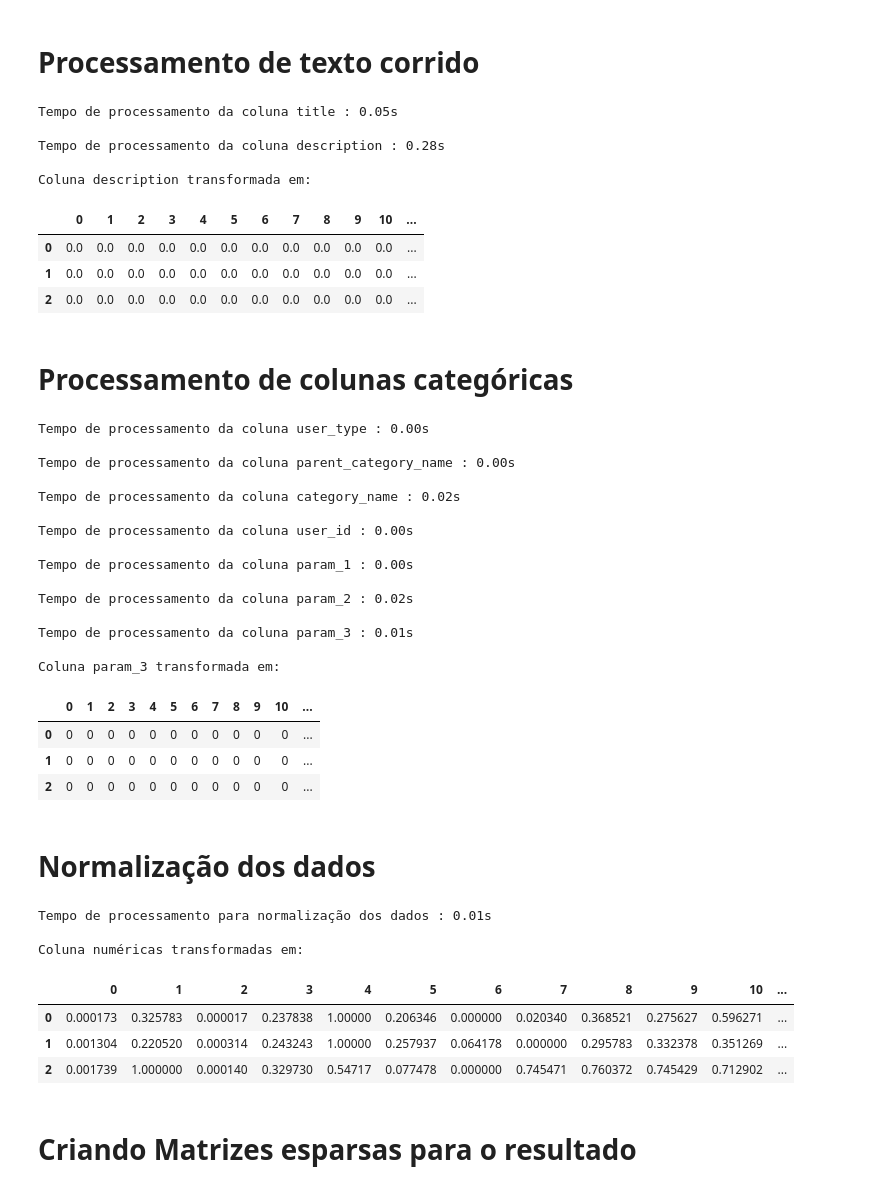
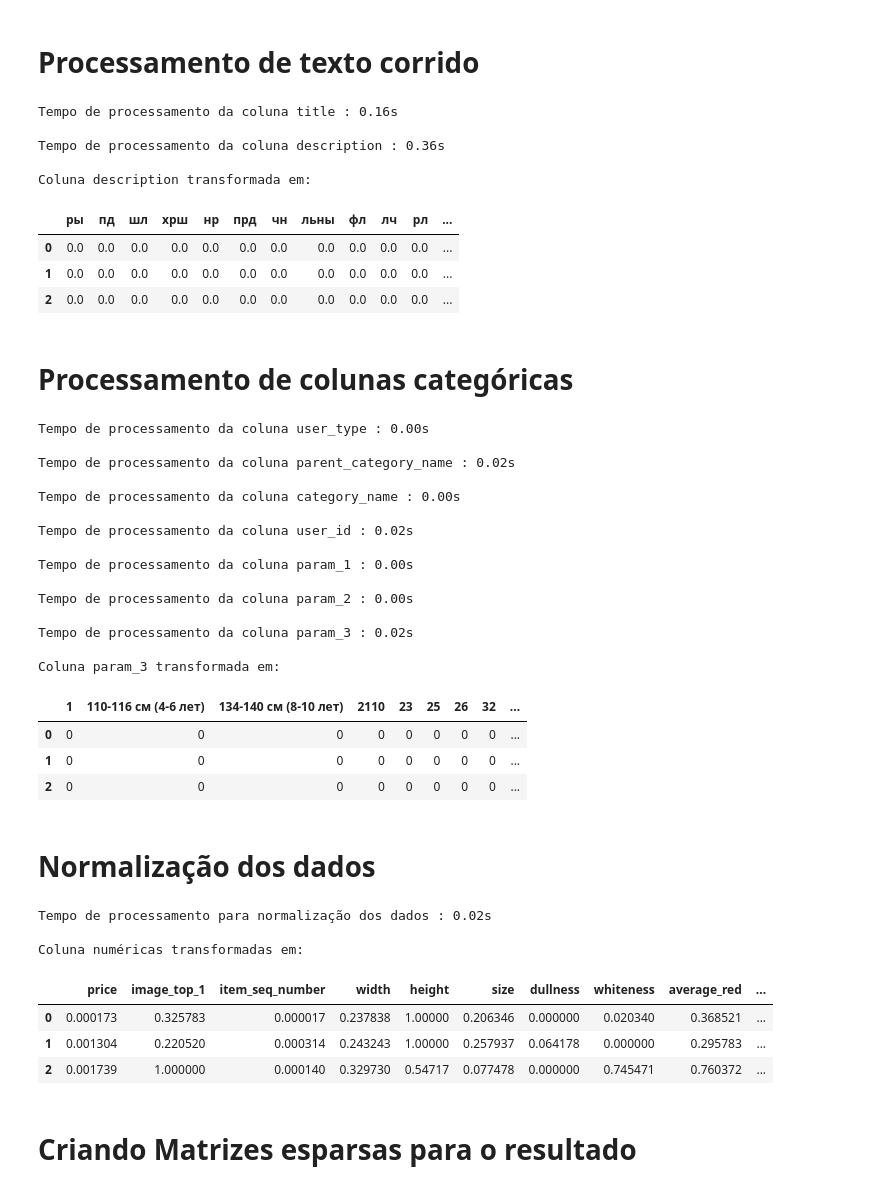
Before and after one commit to vinicius-alves/Kaggle-Avito-Challenge, a Jupyter notebook: notebook pré-processamento.ipynb, the cells around one changed output. Cells and saved outputs as stored; diff of their text form; code cells hidden in the pictures.

```diff
--- a/notebook pré-processamento.ipynb
+++ b/notebook pré-processamento.ipynb
@@ -232,11 +230,13 @@ from sklearn.feature_extraction.text import CountVectorizer
 from nltk.stem.snowball import RussianStemmer
 from sklearn.feature_extraction.text import TfidfVectorizer
 from IPython.core.display import HTML
+import string
 
 exibir_dataframe = lambda dataframe: display(HTML(dataframe.head(5).to_html()))
 
 #Stop words russas
 stop_words_ru = open('data/stopwords.txt', encoding='utf8').read().split('\n')
+stop_words_ru = np.array(list(map(lambda x: str.lower(x),stop_words_ru)))
 
 def stemmed_words(doc):
     stemmer = RussianStemmer()
@@ -248,16 +248,20 @@ for column in text_columns:
 
     start = time.time()
 
-    # Removendo stop words
-    # necessário passar tudo para minúsculo antes
-    # df_train[column].replace(stop_words_ru, '', inplace=True)
-    # df_test[column].replace(stop_words_ru, '', inplace=True)
+    # Tratamento do texto
+    # passando tudo para minúsculo
+    df_train[column] = df_train[column].apply(lambda x: str.lower(str(x)))
+    df_test [column] = df_test [column].apply(lambda x: str.lower(str(x)))
+    # removendo pontuação
+    df_train[column] = df_train[column].apply(lambda text:text.translate(str.maketrans('', '', string.punctuation)))
+    # removendo stop words
+    df_train[column].replace(stop_words_ru, '', regex = True, inplace = True)
 
     serie_all_data = pd.concat([df_train[column], df_test [column]],copy=False)
 
     # Criando tfIdfVectorizer
     tfidf = TfidfVectorizer(sublinear_tf=True, analyzer=stemmed_words,
-                        lowercase=True, min_df = 2, max_df=0.8, dtype = np.float32)
+                        lowercase=True, min_df = 2, max_df=0.8, dtype = np.float64)
 
     # fit
     tfidf.fit(serie_all_data)
@@ -280,19 +284,19 @@ for column in text_columns:
     print('Tempo de processamento da coluna '+column+' : '+str("%.2f" % (end - start))+'s\n')
 
 print("Coluna "+column+ " transformada em:")
-exibir_dataframe(pd.DataFrame(train_column_transformed[:3].toarray()))
+exibir_dataframe(pd.DataFrame(train_column_transformed[:3].toarray(), columns = tfidf.vocabulary_.keys()))
 
 # Limpando memória
 train_column_transformed = None
 test_column_transformed  = None
-tfidf = None
+#tfidf = None
 # %% [output]
-Tempo de processamento da coluna title : 0.05s
+Tempo de processamento da coluna title : 0.16s
 
-Tempo de processamento da coluna description : 0.28s
+Tempo de processamento da coluna description : 0.36s
 
 Coluna description transformada em:
-|  | 0 | 1 | 2 | 3 | 4 | 5 | 6 | 7 | 8 | 9 | 10 | ... |
+|  | ры | пд | шл | хрш | нр | прд | чн | льны | фл | лч | рл | ... |
 | 0 | 0.0 | 0.0 | 0.0 | 0.0 | 0.0 | 0.0 | 0.0 | 0.0 | 0.0 | 0.0 | 0.0 | ... |
 | 1 | 0.0 | 0.0 | 0.0 | 0.0 | 0.0 | 0.0 | 0.0 | 0.0 | 0.0 | 0.0 | 0.0 | ... |
 | 2 | 0.0 | 0.0 | 0.0 | 0.0 | 0.0 | 0.0 | 0.0 | 0.0 | 0.0 | 0.0 | 0.0 | ... |
@@ -347,43 +351,43 @@ for column in categorical_columns:
     test_column_transformed = dropcols_coo(test_column_transformed, indice_ultima_coluna)
 
     # apagando colunas antigas
     df_train.drop(columns=[column], inplace=True)
     df_test.drop(columns=[column], inplace=True)
 
     # Salvando matrizes de resultado
     matrizes_train_resultado.append(train_column_transformed)
     matrizes_test_resultado.append(test_column_transformed)
 
     end = time.time()
 
     print('Tempo de processamento da coluna '+column+' : '+str("%.2f" % (end - start))+'s\n')
 
 print("Coluna "+column+ " transformada em:")
-exibir_dataframe(pd.DataFrame(train_column_transformed[:3].toarray()))
+exibir_dataframe(pd.DataFrame(train_column_transformed[:3].toarray(), columns = label_enc.classes_[:-1]))
 
 # Limpando memória
 train_column_transformed = None
 test_column_transformed  = None
 # %% [output]
 Tempo de processamento da coluna user_type : 0.00s
 
-Tempo de processamento da coluna parent_category_name : 0.00s
+Tempo de processamento da coluna parent_category_name : 0.02s
 
-Tempo de processamento da coluna category_name : 0.02s
+Tempo de processamento da coluna category_name : 0.00s
 
-Tempo de processamento da coluna user_id : 0.00s
+Tempo de processamento da coluna user_id : 0.02s
 
 Tempo de processamento da coluna param_1 : 0.00s
 
-Tempo de processamento da coluna param_2 : 0.02s
+Tempo de processamento da coluna param_2 : 0.00s
 
-Tempo de processamento da coluna param_3 : 0.01s
+Tempo de processamento da coluna param_3 : 0.02s
 
 Coluna param_3 transformada em:
-|  | 0 | 1 | 2 | 3 | 4 | 5 | 6 | 7 | 8 | 9 | 10 | ... |
-| 0 | 0 | 0 | 0 | 0 | 0 | 0 | 0 | 0 | 0 | 0 | 0 | ... |
-| 1 | 0 | 0 | 0 | 0 | 0 | 0 | 0 | 0 | 0 | 0 | 0 | ... |
-| 2 | 0 | 0 | 0 | 0 | 0 | 0 | 0 | 0 | 0 | 0 | 0 | ... |
+|  | 1 | 110-116 см (4-6 лет) | 134-140 см (8-10 лет) | 2110 | 23 | 25 | 26 | 32 | ... |
+| 0 | 0 | 0 | 0 | 0 | 0 | 0 | 0 | 0 | ... |
+| 1 | 0 | 0 | 0 | 0 | 0 | 0 | 0 | 0 | ... |
+| 2 | 0 | 0 | 0 | 0 | 0 | 0 | 0 | 0 | ... |
 # %% [markdown]
 # Normalização dos dados
 # %%
@@ -408,7 +412,7 @@ end = time.time()
 print('Tempo de processamento para normalização dos dados : '+str("%.2f" % (end - start))+'s\n')
 
 print("Coluna numéricas transformadas em:")
-exibir_dataframe(pd.DataFrame(train_matriz_scaled[:3]))
+exibir_dataframe(pd.DataFrame(train_matriz_scaled[:3], columns = numeric_columns))
 
 # liberando memória
 train_matriz_scaled = None
@@ -416,13 +420,13 @@ test_matriz_scaled = None
 df_test     = None
 df_all_data = None
 # %% [output]
-Tempo de processamento para normalização dos dados : 0.01s
+Tempo de processamento para normalização dos dados : 0.02s
 
 Coluna numéricas transformadas em:
-|  | 0 | 1 | 2 | 3 | 4 | 5 | 6 | 7 | 8 | 9 | 10 | ... |
-| 0 | 0.000173 | 0.325783 | 0.000017 | 0.237838 | 1.00000 | 0.206346 | 0.000000 | 0.020340 | 0.368521 | 0.275627 | 0.596271 | ... |
-| 1 | 0.001304 | 0.220520 | 0.000314 | 0.243243 | 1.00000 | 0.257937 | 0.064178 | 0.000000 | 0.295783 | 0.332378 | 0.351269 | ... |
-| 2 | 0.001739 | 1.000000 | 0.000140 | 0.329730 | 0.54717 | 0.077478 | 0.000000 | 0.745471 | 0.760372 | 0.745429 | 0.712902 | ... |
+|  | price | image_top_1 | item_seq_number | width | height | size | dullness | whiteness | average_red | ... |
+| 0 | 0.000173 | 0.325783 | 0.000017 | 0.237838 | 1.00000 | 0.206346 | 0.000000 | 0.020340 | 0.368521 | ... |
+| 1 | 0.001304 | 0.220520 | 0.000314 | 0.243243 | 1.00000 | 0.257937 | 0.064178 | 0.000000 | 0.295783 | ... |
+| 2 | 0.001739 | 1.000000 | 0.000140 | 0.329730 | 0.54717 | 0.077478 | 0.000000 | 0.745471 | 0.760372 | ... |
 # %% [markdown]
 # Criando Matrizes esparsas para o resultado
 # %%
```
Also changed, not shown: parts of 6 cells of this notebook.
